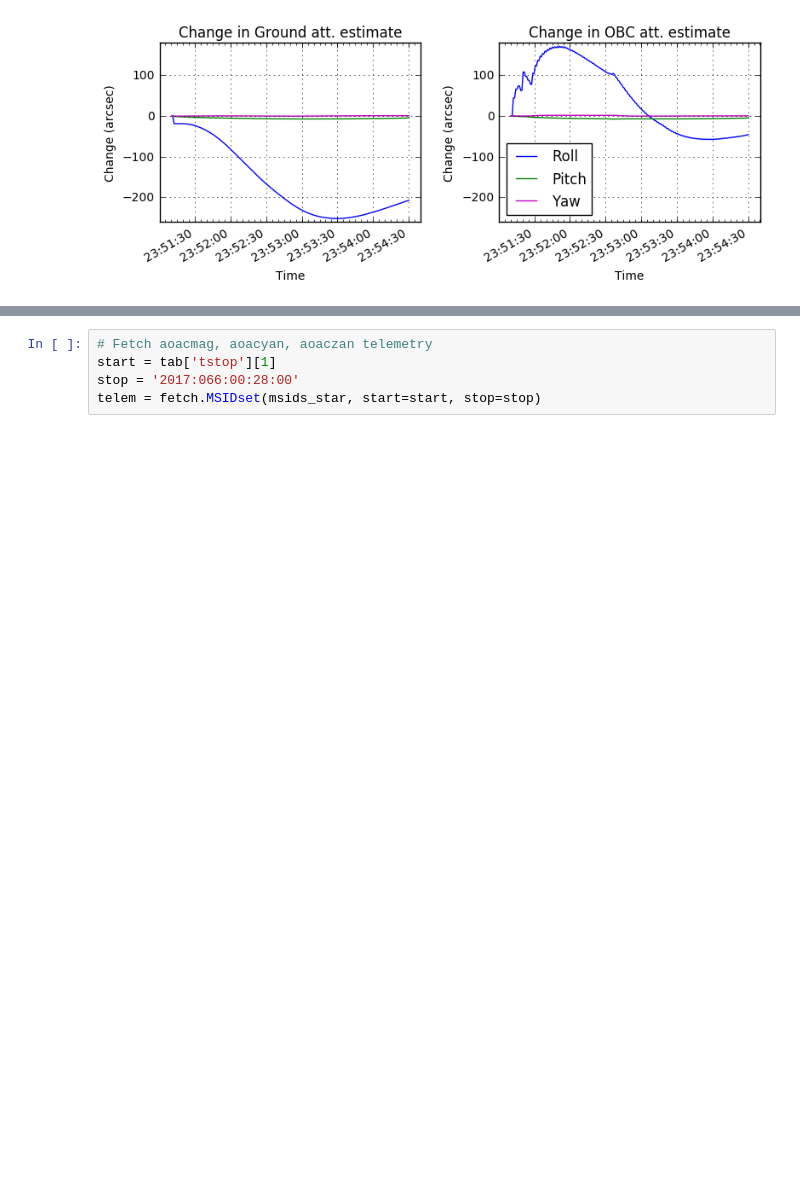
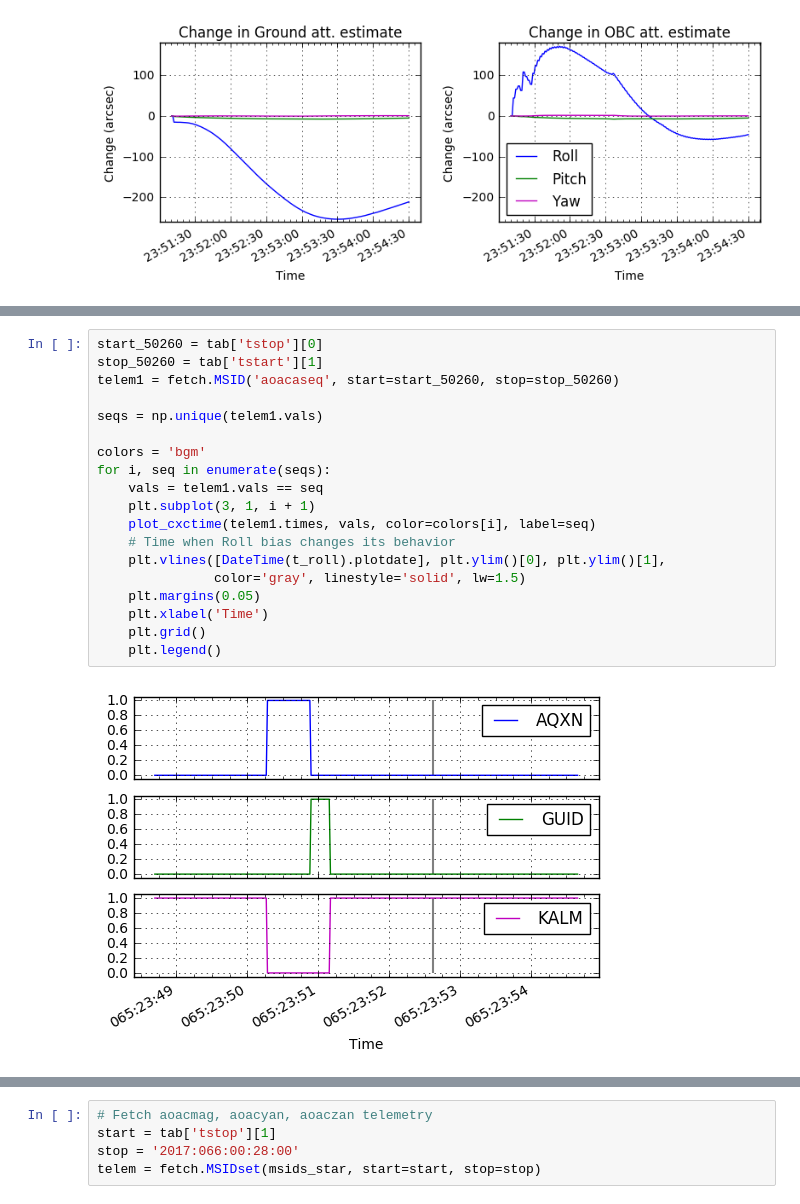
Before and after one commit to malgosias/nsm_2017_066, a Jupyter notebook: nsm_2017_066.ipynb, the cells around one changed output, grey strips where cells are left out. Saved outputs shown, nothing was run; the diff lists cells and outputs as text; blank space fills up the shorter version.

```diff
--- a/nsm_2017_066.ipynb
+++ b/nsm_2017_066.ipynb
@@ -332,0 +374,21 @@ slot  aoacyan   aoaczan  aoacmag
+# %%
+start_50260 = tab['tstop'][0]
+stop_50260 = tab['tstart'][1]
+telem1 = fetch.MSID('aoacaseq', start=start_50260, stop=stop_50260)
+
+seqs = np.unique(telem1.vals)
+
+colors = 'bgm'
+for i, seq in enumerate(seqs):
+    vals = telem1.vals == seq
+    plt.subplot(3, 1, i + 1)
+    plot_cxctime(telem1.times, vals, color=colors[i], label=seq)
+    # Time when Roll bias changes its behavior
+    plt.vlines([DateTime(t_roll).plotdate], plt.ylim()[0], plt.ylim()[1],
+               color='gray', linestyle='solid', lw=1.5)
+    plt.margins(0.05)
+    plt.xlabel('Time')
+    plt.grid()
+    plt.legend()
+# %% [output]
+[figure, added]
```
Also changed, not shown: parts of 52 cells of this notebook, 2 other files.
